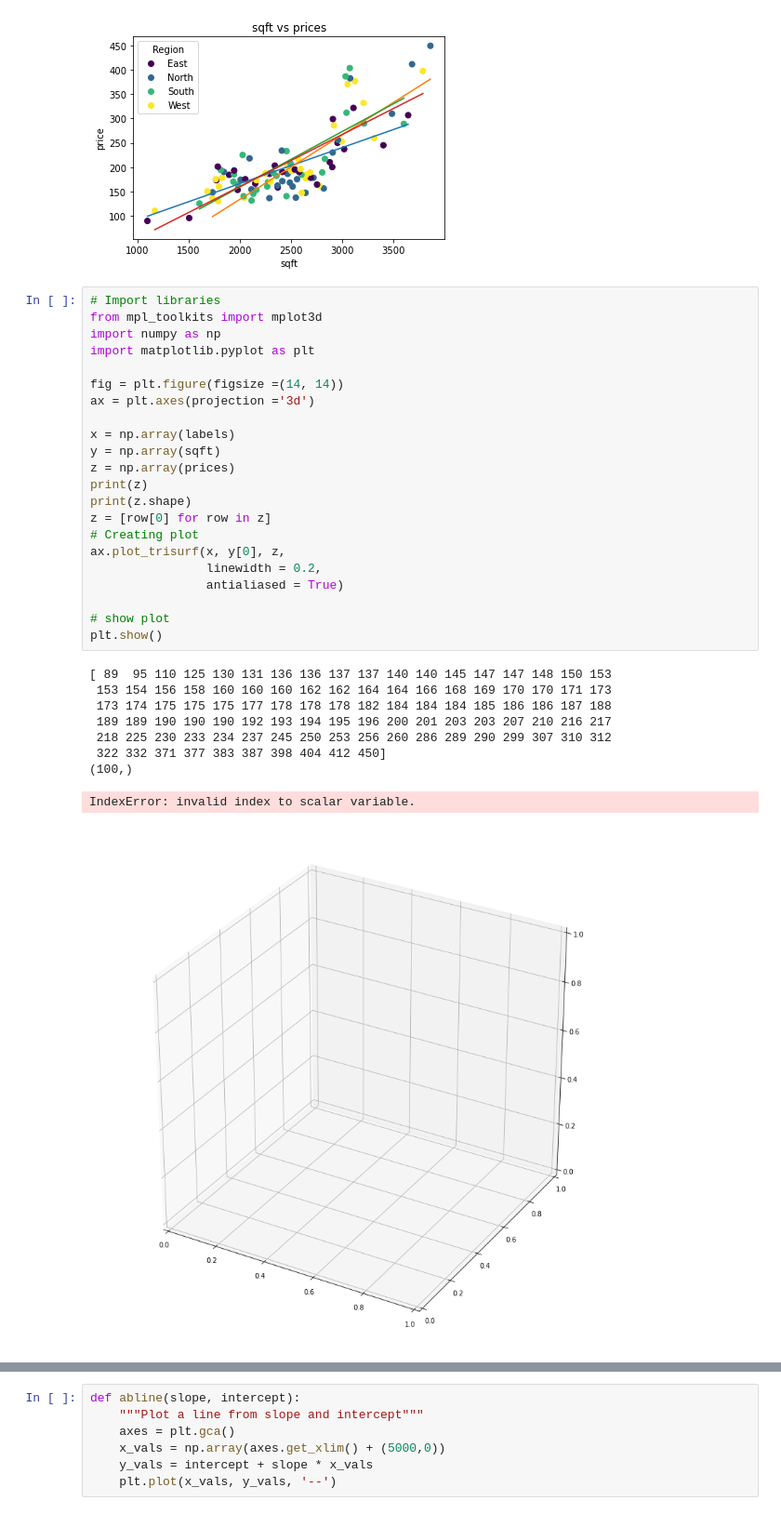
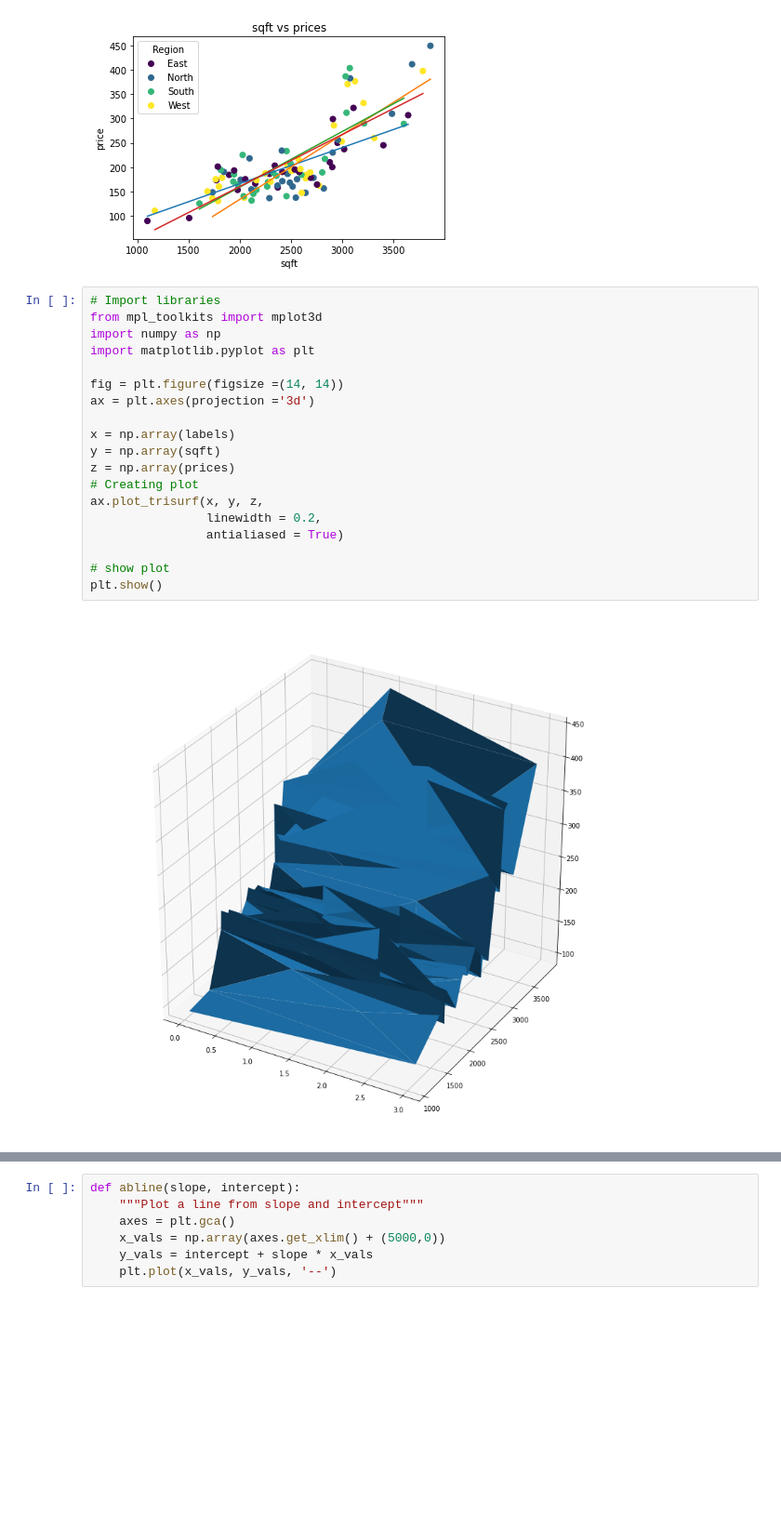
Before and after one commit to johnloane/sd4_dav_24, a Jupyter notebook: Multivariate Analysis.ipynb, the cells around one changed output, grey strips where cells are left out. Shown: that part at 93% size. Drawn from its saved outputs; the diff is of its cells as text; blank space fills up the shorter version.

```diff
--- a/Multivariate Analysis.ipynb
+++ b/Multivariate Analysis.ipynb
@@ -540,35 +540,24 @@ plt.plot(np.unique(west_sqft), np.poly1d(np.polyfit(west_sqft, west_prices, 1))(
 # %%
 # Import libraries
 from mpl_toolkits import mplot3d
 import numpy as np
 import matplotlib.pyplot as plt
 
 fig = plt.figure(figsize =(14, 14))
 ax = plt.axes(projection ='3d')
 
 x = np.array(labels)
 y = np.array(sqft)
 z = np.array(prices)
-print(z)
-print(z.shape)
-z = [row[0] for row in z]
 # Creating plot
-ax.plot_trisurf(x, y[0], z,
+ax.plot_trisurf(x, y, z,
                 linewidth = 0.2,
                 antialiased = True)
 
 # show plot
 plt.show()
 # %% [output]
-[ 89  95 110 125 130 131 136 136 137 137 140 140 145 147 147 148 150 153
- 153 154 156 158 160 160 160 162 162 164 164 166 168 169 170 170 171 173
- 173 174 175 175 175 177 178 178 178 182 184 184 184 185 186 186 187 188
- 189 189 190 190 190 192 193 194 195 196 200 201 203 203 207 210 216 217
- 218 225 230 233 234 237 245 250 253 256 260 286 289 290 299 307 310 312
- 322 332 371 377 383 387 398 404 412 450]
-(100,)
-IndexError: invalid index to scalar variable.
-[figure, old version]
+[figure, new version]
 # %%
 sqft = [1097, 1505, 1170, 1605, 1787, 2114, 2288, 1731, 2546, 2043, 2455, 2036, 2131, 2641, 2604, 1733, 1683, 2162, 1978, 2112, 2819, 2370, 2515, 2267, 1796, 2771, 2367, 2753, 1980, 2150, 2488, 2274, 2299, 1936, 2414, 2162, 1770, 2007, 2558, 2053, 1764, 2643, 2719, 2692, 1826, 2357, 2647, 2601, 1895, 1943, 2466, 2289, 2248, 2326, 2804, 2686, 2578, 2415, 1845, 2504, 1944, 1814, 2536, 2591, 2902, 1784, 2465, 2341, 2496, 2878, 2573, 2830, 2094, 2027, 2906, 2456, 2409, 3018, 3401, 2953, 2994, 2957, 3312, 2918, 3601, 3213, 2908, 3643, 3485, 3041, 3109, 3207, 3052, 3124, 3076, 3032, 3787, 3073, 3681, 3860]
 prices = [89, 95, 110, 125, 130, 131, 136, 136, 137, 137, 140, 140, 145, 147, 147, 148, 150, 153, 153, 154, 156, 158, 160, 160, 160, 162, 162, 164, 164, 166, 168, 169, 170, 170, 171, 173, 173, 174, 175, 175, 175, 177, 178, 178, 178, 182, 184, 184, 184, 185, 186, 186, 187, 188, 189, 189, 190, 190, 190, 192, 193, 194, 195, 196, 200, 201, 203, 203, 207, 210, 216, 217, 218, 225, 230, 233, 234, 237, 245, 250, 253, 256, 260, 286, 289, 290, 299, 307, 310, 312, 322, 332, 371, 377, 383, 387, 398, 404, 412, 450]
```
Also changed, not shown: parts of 22 cells of this notebook, 2 other files.
